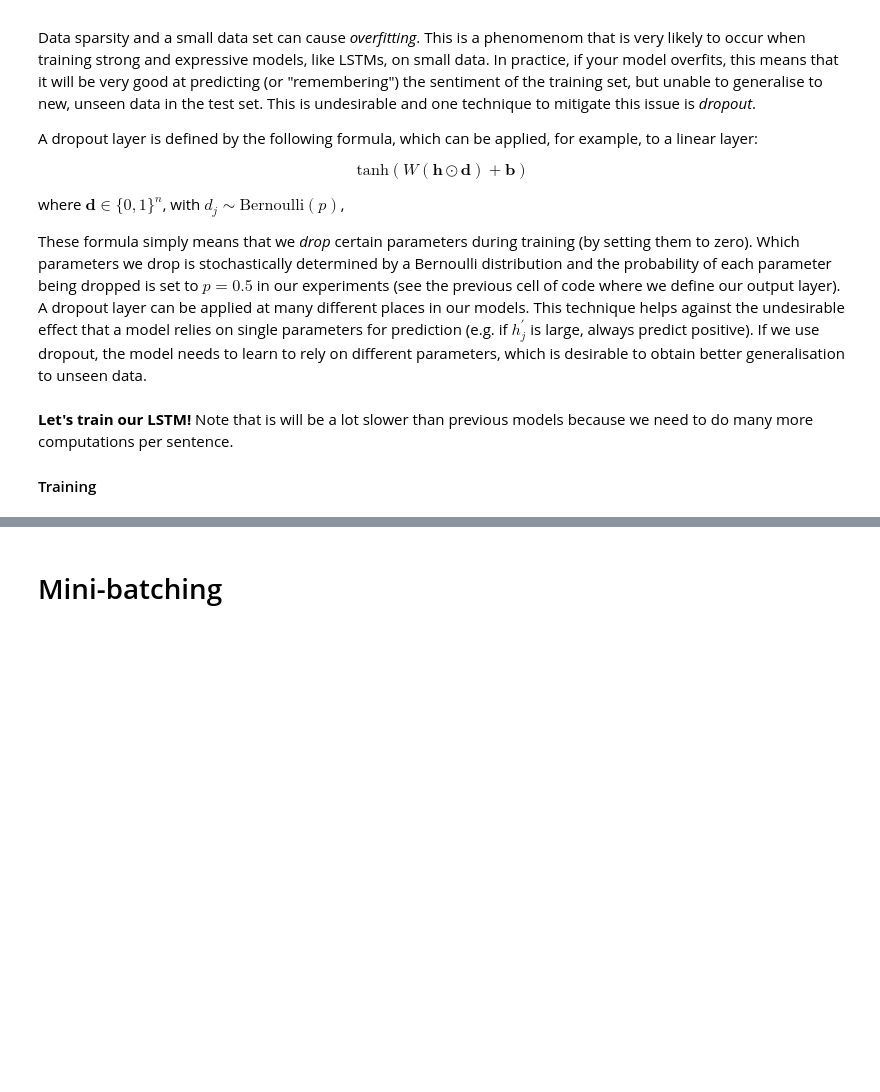
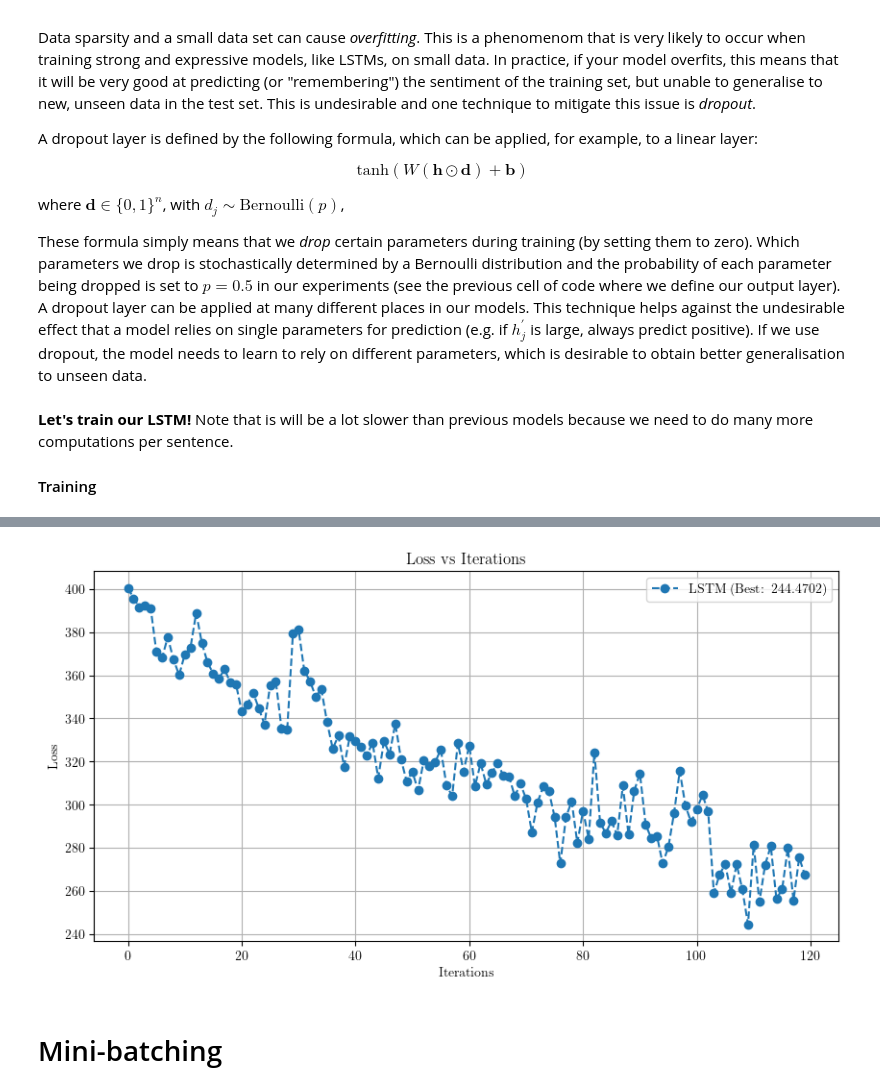
Before and after one commit to bpiyush/NLP1Labs, a Jupyter notebook: lab2/NLP1_2021_Practical_2_Piyush.ipynb, the cells around one changed output, grey strips where cells are left out. Saved outputs shown, nothing was run; the diff lists cells and outputs as text; code cells hidden in the pictures; blank space fills up the shorter version.

```diff
--- a/lab2/NLP1_2021_Practical_2_Piyush.ipynb
+++ b/lab2/NLP1_2021_Practical_2_Piyush.ipynb
@@ -1549,3 +1531,7 @@ plt.show()
+# %%
+plot_single_sequence(range(len(lstm_losses)), lstm_losses, plot_label="LSTM", y_label="Loss")
+# %% [output]
+[figure, added]
 # %% [markdown]
 # Mini-batching
 # %% [markdown]
```
Also changed, not shown: parts of 33 cells of this notebook, 2 other files.
